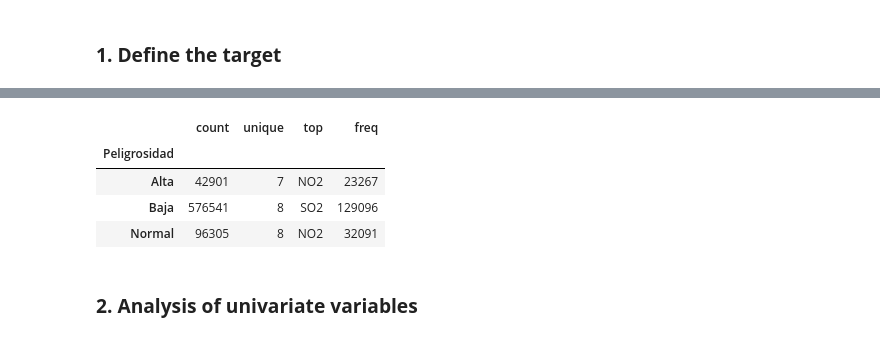
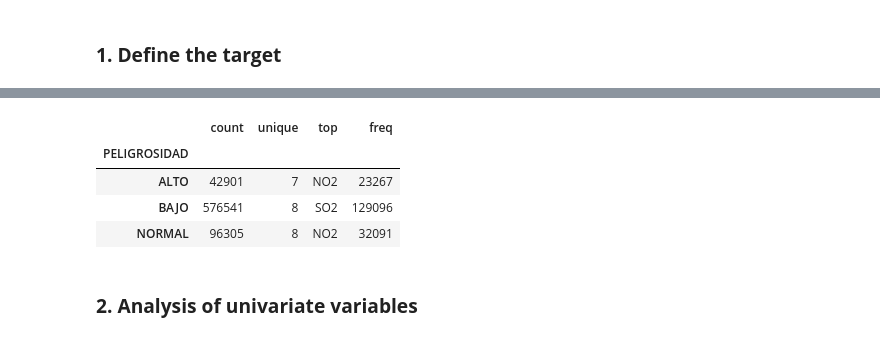
Before and after one commit to Pilizmt/Final-project-air-quality, a Jupyter notebook: notebooks/EDA_Spain.ipynb, the cells around one changed output, grey strips where cells are left out. Cells and saved outputs as stored; diff of their text form; code cells hidden in the pictures.

```diff
--- a/notebooks/EDA_Spain.ipynb
+++ b/notebooks/EDA_Spain.ipynb
@@ -27,6 +27,6 @@ import pickle
 # %%
 pd.set_option('display.max_columns', None)
 # %%
-clean_df = pd.read_csv('../data/processed/clean_pollutants.csv')
+clean_df = pd.read_csv('../data/interim/pollutants.csv')
 clean_df.head()
 # %% [output]
@@ -62,12 +67,12 @@ clean_df['Media_Diaria'] = clean_df[columnas_h].mean(axis=1)
 # %%
 # Function to classify the hazard values of each pollutant
 def clasificar_peligrosidad(valor, umbrales):
-    if valor < umbrales['Bajo']:
-        return 'Bajo'
-    elif valor < umbrales['Alto']:
-        return 'Normal'
+    if valor < umbrales['BAJO']:
+        return 'BAJO'
+    elif valor < umbrales['ALTO']:
+        return 'NORMAL'
     else:
-        return 'Alto'
+        return 'ALTO'
 
 # Apply the function to each row of the DataFrame
 def clasificar_fila(row):
@@ -78,17 +83,12 @@ def clasificar_fila(row):
 
 # Let's assume these are your defined hazard thresholds for 8 pollutants
 umbrales_peligrosidad = {
-    'SO2': {'bajo': 25, 'alto': 40},
-    'CO': {'bajo': 2, 'alto': 4},
-    'C6H6': {'bajo': 2, 'alto': 5},
-    'NO2': {'bajo': 15, 'alto': 25},
-    'PM2.5': {'bajo': 10, 'alto': 15},
-    'PM10': {'bajo': 25, 'alto': 45},
-    'NOX': {'bajo': 75, 'alto': 100},
-    'O3': {'bajo': 75, 'alto': 100}
+    'SO2': {'BAJO': 25, 'ALTO': 40},
+    'CO': {'BAJO': 2, 'ALTO': 4},
+    'C6H6': {'BAJO': 2, 'ALTO': 5},
+    'NO2': {'BAJO': 15, 'ALTO': 25},
+    'PM2.5': {'BAJO': 10, 'ALTO': 15},
+    'PM10': {'BAJO': 25, 'ALTO': 45},
+    'NOX': {'BAJO': 75, 'ALTO': 100},
+    'O3': {'BAJO': 75, 'ALTO': 100}
 }
-
-# Create a new column with the hazard classification
-clean_df['Peligrosidad'] = clean_df.apply(clasificar_fila, axis=1)
-
-clean_df.head(3)
@@ -99,0 +95,5 @@ clean_df.head(3)
+# %%
+# Create a new column with the hazard classification
+clean_df['PELIGROSIDAD'] = clean_df.apply(clasificar_fila, axis=1)
+
+clean_df.head(3)
@@ -100,13 +105,13 @@ clean_df.head(3)
 # %%
 # Agrupar por 'Peligrosidad' y obtener estadísticas para 'magnitud'
-stats_magnitud = clean_df.groupby('Peligrosidad')['MAGNITUD'].describe()
+stats_magnitud = clean_df.groupby('PELIGROSIDAD')['MAGNITUD'].describe()
 stats_magnitud
 # %% [output]
 |  | count | unique | top | freq |
-| Peligrosidad |  |  |  |  |
-| Alta | 42901 | 7 | NO2 | 23267 |
-| Baja | 576541 | 8 | SO2 | 129096 |
-| Normal | 96305 | 8 | NO2 | 32091 |
+| PELIGROSIDAD |  |  |  |  |
+| ALTO | 42901 | 7 | NO2 | 23267 |
+| BAJO | 576541 | 8 | SO2 | 129096 |
+| NORMAL | 96305 | 8 | NO2 | 32091 |
 # %%
 columnas_h = [column for column in clean_df.columns if 'H' in column]
 clean_df = clean_df.drop(columnas_h, axis=1)
```
Also changed, not shown: parts of 3 cells of this notebook, 1 other file.
